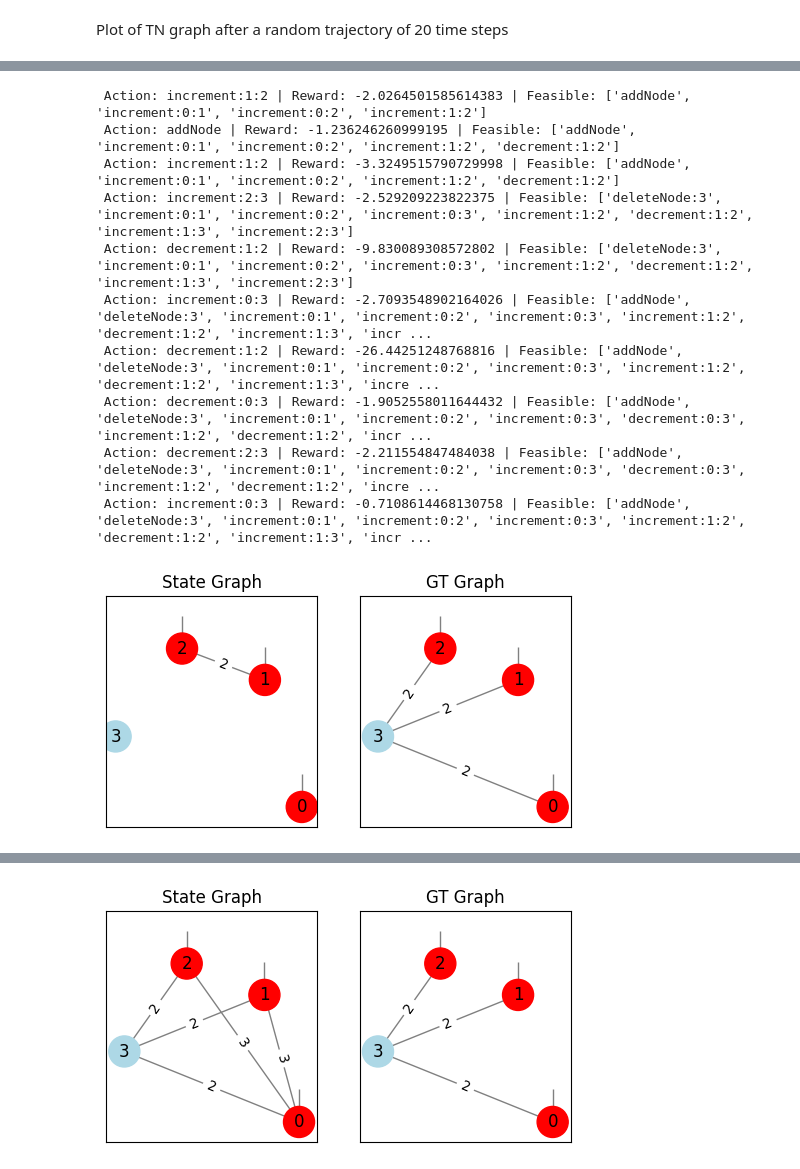
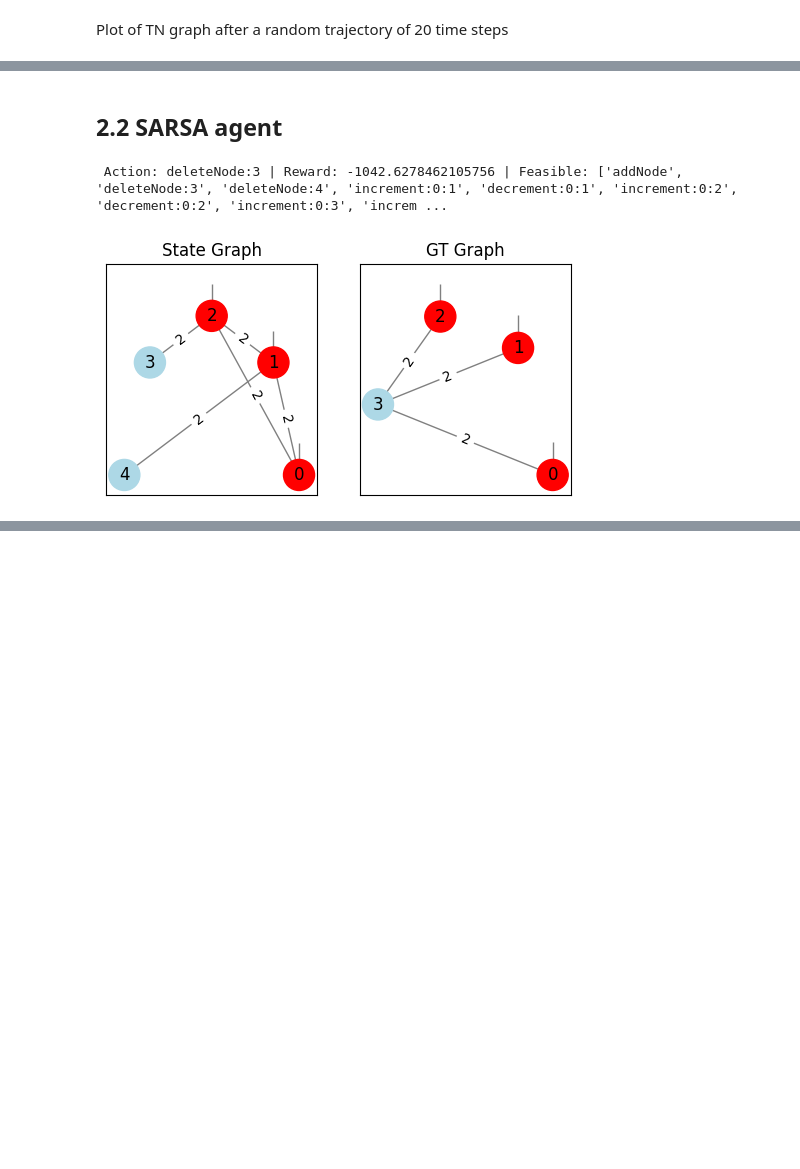
Before and after one commit to marawangamal/rltn, a Jupyter notebook: rl_tensor_networks.ipynb, the cells around one changed output, grey strips where cells are left out. Saved outputs shown, nothing was run; the diff lists cells and outputs as text; code cells hidden in the pictures; blank space fills up the shorter version.

Commit message:
Make agents more general and use constraints for environment reward model

```diff
--- a/rl_tensor_networks.ipynb
+++ b/rl_tensor_networks.ipynb
@@ -729,7 +731,7 @@ class Environment:
       for j in range(i + 1, self.state.shape[1]):
         if self.state[i][j] < self.max_rank:
           actions_list.append(f'increment:{i}:{j}')
-        if (self.state[i][j] == 1 and not unconnected_node_exists) or self.state[i][j] > 1:
+        if (self.state[i][j] == 2 and not unconnected_node_exists) or self.state[i][j] > 2:
           actions_list.append(f'decrement:{i}:{j}')
 
     return actions_list
@@ -1166,0 +952,18 @@ def get_tn_params(adj_mat: np.array, free_dims_vec: np.array) -> int:
+# %%
+class Agent():
+    def __init__(self):
+        pass
+    def agent_step(self, prev_state, prev_action, prev_reward, current_state, done, feasible_actions):
+        """ A learning step for the agent given a state, action, reward, next state and done
+        Args:
+            prev_state (int): the state observation from the enviromnents last step
+            prev_action (int): the action taken given prev_state
+            prev_reward (float): The reward received for taking prev_action in prev_state
+            current_state (int): The state received for taking prev_action in prev_state
+            done (bool): Indicator that the episode is done
+        Returns:
+            action (int): the action the agent is taking given current_state
+        """
+        raise NotImplementedError
+# %% [markdown]
+## 2.2 SARSA agent
@@ -1167,3 +1061,18 @@ def get_tn_params(adj_mat: np.array, free_dims_vec: np.array) -> int:
+# %%
+def td_control(env, agent_class, epsilon, step_size, run, num_episodes=100, discount=0.99):
+    agent_info = {
+      "epsilon": epsilon,
+      "step_size": step_size,
+      "discount": discount
+    }
+    agent = agent_class(agent_info)
+    all_returns = []
+
+    for j in (range(num_episodes)):
+      states, actions, rewards = train_episode(agent, env)
+      rewards=torch.tensor(rewards).detach().numpy()
+      all_returns.append(np.sum(rewards))
+    return all_returns, agent,states[-1]
 # %%
 def get_problem(prob_num=1):
 
@@ -1188,31 +1097,22 @@ def get_problem(prob_num=1):
 # %%
 ## Running SARSA on the environment on 5 different seeds
 
 epsilon = 0.2 #@param {allow-input: true}
 step_size = 0.1 #@param {allow-input: true}
 discount = 0.8 #@param
 num_runs =  1 #@param {allow-input: true}
-num_episodes = 1 #@param {allow-input: true}
+num_episodes = 50 #@param {allow-input: true}
 
 # Setup env
 target_tensor, gt_graph, gt_free_dimensions, gt_compression = get_problem(1)
 env = Environment(target_tensor, gt_graph=gt_graph, gt_free_dimensions=gt_free_dimensions)
 
 sarsa_returns = []
 sarsa_agents = []
 for i in tqdm(range(num_runs)):
     returns, agent,last_state = td_control(env, agent_class=SarsaAgent, epsilon=epsilon, step_size=step_size, run=i, num_episodes=num_episodes, discount=discount)
     sarsa_returns.append(returns)
     sarsa_agents.append(agent)
 # %% [output]
- Action: increment:1:2 | Reward: -2.0264501585614383 | Feasible: ['addNode', 'increment:0:1', 'increment:0:2', 'increment:1:2']
- Action: addNode | Reward: -1.236246260999195 | Feasible: ['addNode', 'increment:0:1', 'increment:0:2', 'increment:1:2', 'decrement:1:2']
- Action: increment:1:2 | Reward: -3.3249515790729998 | Feasible: ['addNode', 'increment:0:1', 'increment:0:2', 'increment:1:2', 'decrement:1:2']
- Action: increment:2:3 | Reward: -2.529209223822375 | Feasible: ['deleteNode:3', 'increment:0:1', 'increment:0:2', 'increment:0:3', 'increment:1:2', 'decrement:1:2', 'increment:1:3', 'increment:2:3']
- Action: decrement:1:2 | Reward: -9.830089308572802 | Feasible: ['deleteNode:3', 'increment:0:1', 'increment:0:2', 'increment:0:3', 'increment:1:2', 'decrement:1:2', 'increment:1:3', 'increment:2:3']
- Action: increment:0:3 | Reward: -2.7093548902164026 | Feasible: ['addNode', 'deleteNode:3', 'increment:0:1', 'increment:0:2', 'increment:0:3', 'increment:1:2', 'decrement:1:2', 'increment:1:3', 'incr ...
- Action: decrement:1:2 | Reward: -26.44251248768816 | Feasible: ['addNode', 'deleteNode:3', 'increment:0:1', 'increment:0:2', 'increment:0:3', 'increment:1:2', 'decrement:1:2', 'increment:1:3', 'incre ...
- Action: decrement:0:3 | Reward: -1.9052558011644432 | Feasible: ['addNode', 'deleteNode:3', 'increment:0:1', 'increment:0:2', 'increment:0:3', 'decrement:0:3', 'increment:1:2', 'decrement:1:2', 'incr ...
- Action: decrement:2:3 | Reward: -2.211554847484038 | Feasible: ['addNode', 'deleteNode:3', 'increment:0:1', 'increment:0:2', 'increment:0:3', 'decrement:0:3', 'increment:1:2', 'decrement:1:2', 'incre ...
- Action: increment:0:3 | Reward: -0.7108614468130758 | Feasible: ['addNode', 'deleteNode:3', 'increment:0:1', 'increment:0:2', 'increment:0:3', 'increment:1:2', 'decrement:1:2', 'increment:1:3', 'incr ...
+ Action: deleteNode:3 | Reward: -1042.6278462105756 | Feasible: ['addNode', 'deleteNode:3', 'deleteNode:4', 'increment:0:1', 'decrement:0:1', 'increment:0:2', 'decrement:0:2', 'increment:0:3', 'increm ...
-[figure, old version]
+[figure, new version]
@@ -1229 +1119,0 @@ for i in tqdm(range(num_runs)):
-[figure, removed]
```
Also changed, not shown: parts of 21 cells of this notebook.
